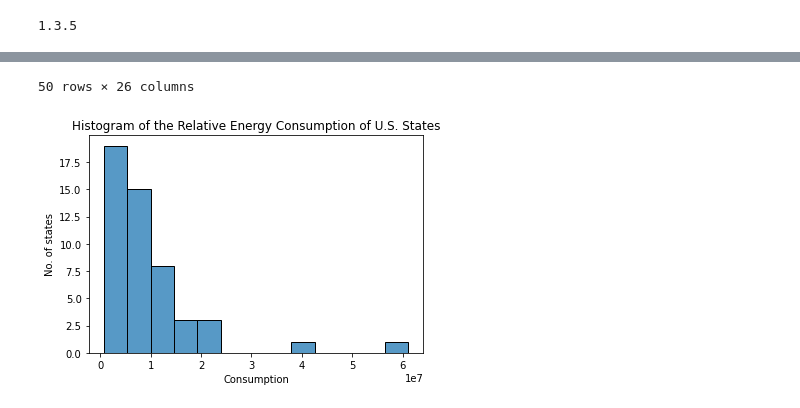
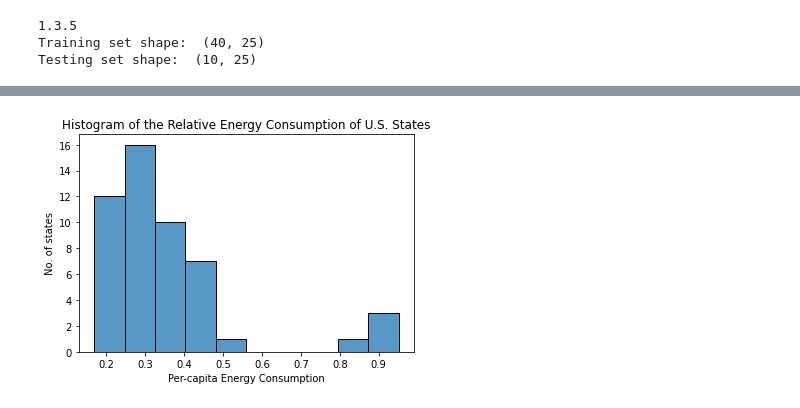
Before and after one commit to vkodithala/NRG, a Jupyter notebook: NRG_Data_Preprocessing.ipynb, the cells around one changed output, grey strips where cells are left out. Saved outputs shown, nothing was run; the diff lists cells and outputs as text; code cells hidden in the pictures.

```diff
--- a/NRG_Data_Preprocessing.ipynb
+++ b/NRG_Data_Preprocessing.ipynb
@@ -3,4 +44,5 @@
 # %%
+#step 1 =
 import pandas as pd
 print(pd.__version__)
 
@@ -55,6 +97,10 @@ df.insert(loc=14, column='RNETMIG2012', value=pop_2012)
 df.insert(loc=15, column='RNETMIG2013', value=pop_2013)
 df.insert(loc=16, column='RNETMIG2014', value=pop_2014)
 
+#adding a column that shows the dominant political party in each state; based on party registration or identification % as of 2020, per https://en.wikipedia.org/wiki/Political_party_strength_in_U.S._states
+political_party = ['R', 'R', 'R', 'R', 'D', 'D', 'D', 'D', 'R', 'D', 'D', 'R', 'D', 'R', 'D', 'R', 'D', 'D', 'D', 'D', 'D', 'D', 'D', 'R', 'R', 'R', 'R', 'D', 'D', 'D', 'D', 'D', 'D', 'R', 'R', 'R', 'D', 'D', 'D', 'R', 'R', 'R', 'R', 'R', 'D','D', 'D', 'R', 'E', 'R']
+df.insert(loc=1, column='Dominant_Party', value=political_party)
+
 #converting our cleaned dataset to a .csv file
 df.to_csv('clean_NRG_data.csv')
 df = pd.read_csv('clean_NRG_data.csv')
@@ -65,24 +111,23 @@ import numpy as np
 import warnings
 warnings.filterwarnings("ignore")
 
-#creating a column that shows the energy consumption of all 50 states for the years 2010-2014
-df['TotalC2010.2014'] = df['TotalC2010'] + df['TotalC2011'] + df['TotalC2012'] + df['TotalC2013'] + df['TotalC2014']
-df['Pop_Estimate'] = (df['POPESTIMATE2010'] + df['POPESTIMATE2011'] + df['POPESTIMATE2012'] + df['POPESTIMATE2013'] + df['POPESTIMATE2014'])/5
-
+#creating a column that shows the average per capita energy consumption of all 50 states for the years 2010-2014
+df['AverageC_2010.2014'] = (df['TotalC2010'] + df['TotalC2011'] + df['TotalC2012'] + df['TotalC2013'] + df['TotalC2014'])/5
+df['AveragePop_2010.2014'] = (df['POPESTIMATE2010'] + df['POPESTIMATE2011'] + df['POPESTIMATE2012'] + df['POPESTIMATE2013'] + df['POPESTIMATE2014'])/5
+df['AveragePerCapita_2010.2014'] = (df['AverageC_2010.2014']/df['AveragePop_2010.2014'])
 
 #variable declarations
-dataset = df['TotalC2010.2014']
+dataset = df['AveragePerCapita_2010.2014']
 
-
-#finding the 25th percentile for energy consumption in the years 2010-2014
+#finding the 25th percentile for per capita energy consumption in the years 2010-2014
 df_total = dataset
 lower_quartile = df_total.quantile(0.25)
 
-#creating a column that shows which states were in the lower quartile for energy consumption for the years 2010-2014
+#creating a column that shows which states were in the lower quartile for per capita energy consumption for the years 2010-2014
 df['efficient'] = 1
 df['efficient'].where(dataset <= lower_quartile, 0, inplace=True)
 
-#creating a column that shows which states were in the upper quartile for energy consumption for the years 2010-2014
+#creating a column that shows which states were in the upper quartile for per capita energy consumption for the years 2010-2014
 upper_quartile = df_total.quantile(0.75)
 df['inefficient'] = 1
 df['inefficient'].where(dataset >= upper_quartile, 0, inplace=True)
@@ -98,9 +143,25 @@ import matplotlib.pyplot as plt
 import seaborn as sns
 
 #creating a histogram using seaborn
-totalc = df['TotalC2010.2014']
-sns.histplot(totalc).set(xlabel = "Consumption", ylabel = "No. of states", title = "Histogram of the Relative Energy Consumption of U.S. States")
+totalc = df['AveragePerCapita_2010.2014']
+sns.histplot(totalc).set(xlabel = "Per-capita Energy Consumption", ylabel = "No. of states", title = "Histogram of the Relative Energy Consumption of U.S. States")
 
-df
+#setting up train-test split
+from sklearn.model_selection import train_test_split
+df_usable = df.drop(columns = ['StateCodes', 'Dominant_Party'])
+X = df_usable.drop(columns = ['AverageC_2010.2014'])
+y = df_usable['AverageC_2010.2014']
+X_train, X_test, y_train, y_rem = train_test_split(X, y, test_size = 0.2, shuffle = True)
+print('Training set shape: ', X_train.shape)
+print('Testing set shape: ', X_test.shape)
+
+#scale the data such that mean = 0 and variance = 1
+from sklearn.preprocessing import StandardScaler
+scaler = StandardScaler()
+scaler.fit(X_train)
+X_train = scaler.transform(X_train)
+X_test = scaler.transform(X_test)
 # %% [output]
 1.3.5
+Training set shape:  (40, 25)
+Testing set shape:  (10, 25)
@@ -124,2 +168 @@ df
-50 rows × 26 columns
-[figure, old version]
+[figure, new version]
```
Also changed, not shown: parts of 4 cells of this notebook.
